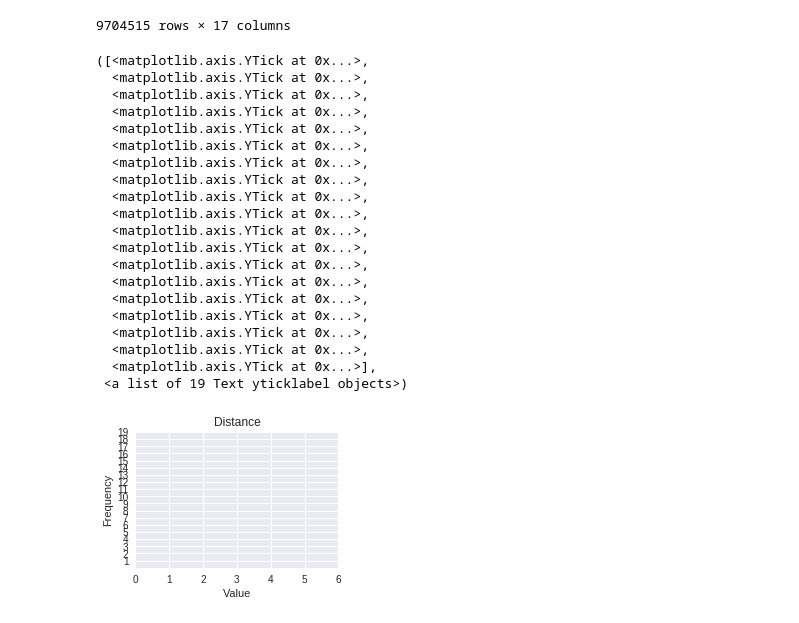
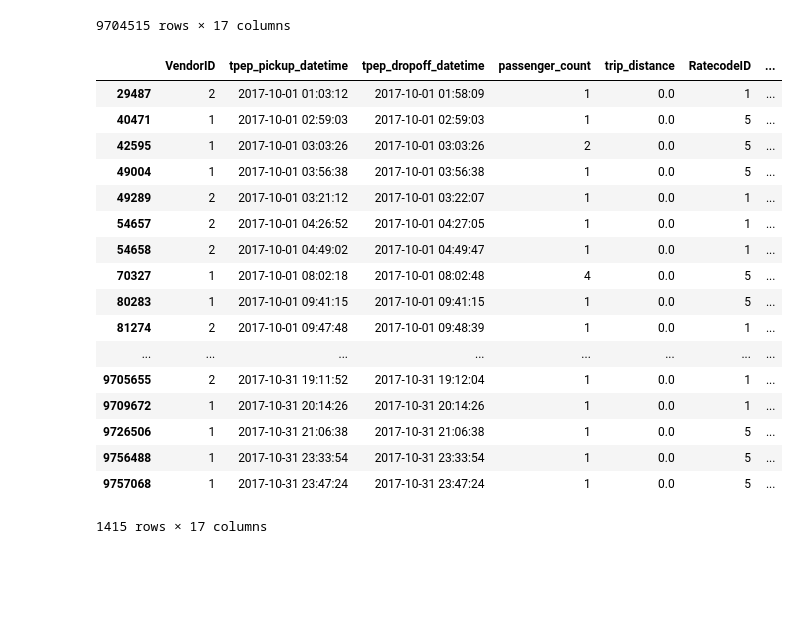
Before and after one commit to pelingundogdu/DSF-assignments, a Jupyter notebook: answers.ipynb, the cells around one changed output. Drawn from its saved outputs; the diff is of its cells as text; code cells hidden in the pictures; blank space fills up the shorter version.

```diff
--- a/answers.ipynb
+++ b/answers.ipynb
@@ -103,2 +107,26 @@ nyc_taxi_new
+# %%
+#nyc_taxi_new.describe()???
+# 1415 tane satir var. onlar ne olacak ??
+temp = nyc_taxi_new.loc[ ( nyc_taxi['trip_distance'] == 0 ) & ( nyc_taxi['fare_amount'] == 0 ) ]
+temp
+# %% [output]
+|  | VendorID | tpep_pickup_datetime | tpep_dropoff_datetime | passenger_count | trip_distance | RatecodeID | ... |
+| 29487 | 2 | 2017-10-01 01:03:12 | 2017-10-01 01:58:09 | 1 | 0.0 | 1 | ... |
+| 40471 | 1 | 2017-10-01 02:59:03 | 2017-10-01 02:59:03 | 1 | 0.0 | 5 | ... |
+| 42595 | 1 | 2017-10-01 03:03:26 | 2017-10-01 03:03:26 | 2 | 0.0 | 5 | ... |
+| 49004 | 1 | 2017-10-01 03:56:38 | 2017-10-01 03:56:38 | 1 | 0.0 | 5 | ... |
+| 49289 | 2 | 2017-10-01 03:21:12 | 2017-10-01 03:22:07 | 1 | 0.0 | 1 | ... |
+| 54657 | 2 | 2017-10-01 04:26:52 | 2017-10-01 04:27:05 | 1 | 0.0 | 1 | ... |
+| 54658 | 2 | 2017-10-01 04:49:02 | 2017-10-01 04:49:47 | 1 | 0.0 | 1 | ... |
+| 70327 | 1 | 2017-10-01 08:02:18 | 2017-10-01 08:02:48 | 4 | 0.0 | 5 | ... |
+| 80283 | 1 | 2017-10-01 09:41:15 | 2017-10-01 09:41:15 | 1 | 0.0 | 5 | ... |
+| 81274 | 2 | 2017-10-01 09:47:48 | 2017-10-01 09:48:39 | 1 | 0.0 | 1 | ... |
+| ... | ... | ... | ... | ... | ... | ... | ... |
+| 9705655 | 2 | 2017-10-31 19:11:52 | 2017-10-31 19:12:04 | 1 | 0.0 | 1 | ... |
+| 9709672 | 1 | 2017-10-31 20:14:26 | 2017-10-31 20:14:26 | 1 | 0.0 | 1 | ... |
+| 9726506 | 1 | 2017-10-31 21:06:38 | 2017-10-31 21:06:38 | 1 | 0.0 | 5 | ... |
+| 9756488 | 1 | 2017-10-31 23:33:54 | 2017-10-31 23:33:54 | 1 | 0.0 | 5 | ... |
+| 9757068 | 1 | 2017-10-31 23:47:24 | 2017-10-31 23:47:24 | 1 | 0.0 | 5 | ... |
+1415 rows × 17 columns
 # %%
 # Question 4
@@ -112,34 +132,0 @@ import numpy as np
-# %%
-#gaussian_numbers = np.random.randn(1000)
-#plt.hist(nyc_taxi_new['trip_distance'])
-plt.subplot(221)
-#plt.plot(x, y)
-plt.title("Distance")
-plt.xlabel("Value")
-plt.ylabel("Frequency")
-
-
-plt.xticks(range(0, 7))
-plt.yticks(range(1, 20))
-# %% [output]
-([<matplotlib.axis.YTick at 0x...>,
-  <matplotlib.axis.YTick at 0x...>,
-  <matplotlib.axis.YTick at 0x...>,
-  <matplotlib.axis.YTick at 0x...>,
-  <matplotlib.axis.YTick at 0x...>,
-  <matplotlib.axis.YTick at 0x...>,
-  <matplotlib.axis.YTick at 0x...>,
-  <matplotlib.axis.YTick at 0x...>,
-  <matplotlib.axis.YTick at 0x...>,
-  <matplotlib.axis.YTick at 0x...>,
-  <matplotlib.axis.YTick at 0x...>,
-  <matplotlib.axis.YTick at 0x...>,
-  <matplotlib.axis.YTick at 0x...>,
-  <matplotlib.axis.YTick at 0x...>,
-  <matplotlib.axis.YTick at 0x...>,
-  <matplotlib.axis.YTick at 0x...>,
-  <matplotlib.axis.YTick at 0x...>,
-  <matplotlib.axis.YTick at 0x...>,
-  <matplotlib.axis.YTick at 0x...>],
- <a list of 19 Text yticklabel objects>)
-[figure, removed]
```
Also changed, not shown: parts of 6 cells of this notebook.
